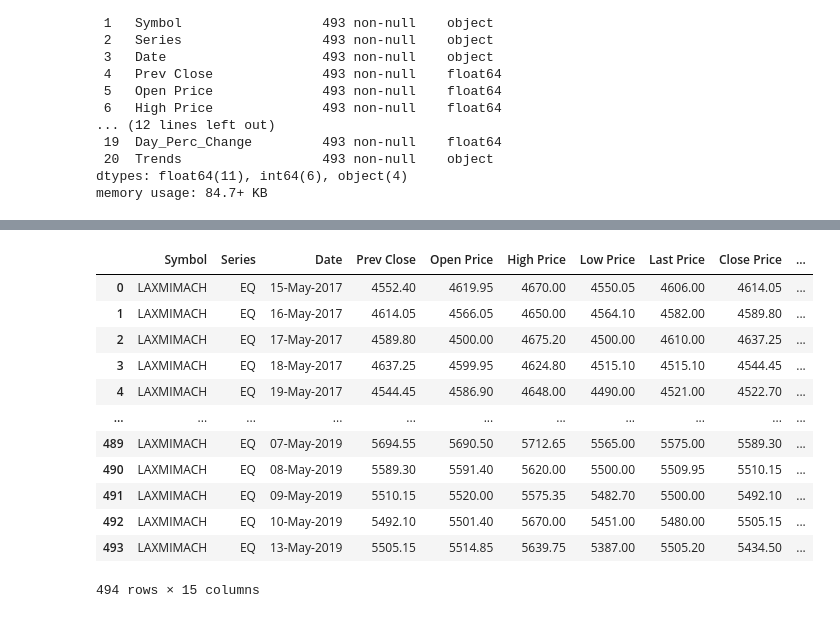
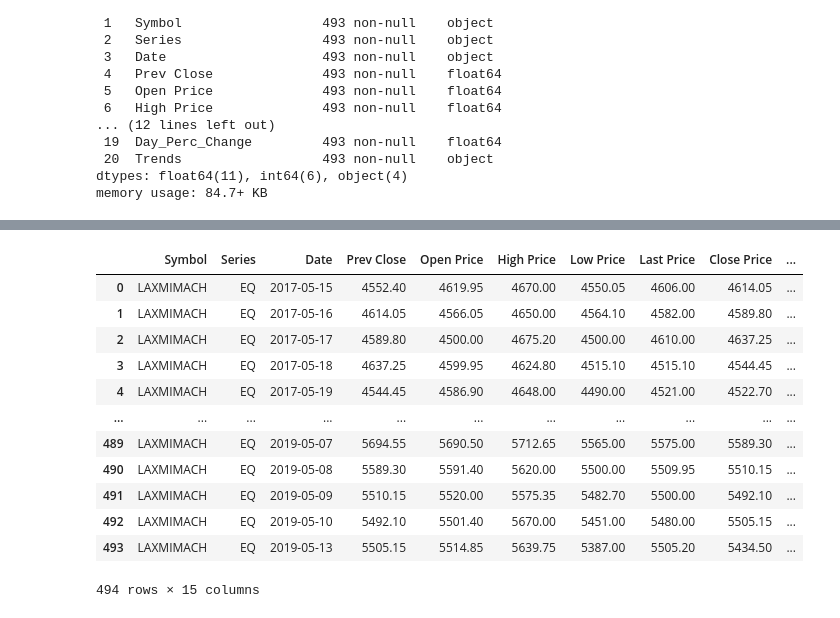
Before and after one commit to aravindh698/rep2, a Jupyter notebook: weekim.ipynb, the cells around one changed output, grey strips where cells are left out. Saved outputs shown, nothing was run; the diff lists cells and outputs as text; code cells hidden in the pictures.

```diff
--- a/weekim.ipynb
+++ b/weekim.ipynb
@@ -106,23 +103,27 @@ df2=pd.read_csv('BAJAJELEC.csv')
 df3=pd.read_csv('CENTURYPLY.csv')
 df4=pd.read_csv('IRCON.csv')
 df5=pd.read_csv('LAXMIMACH.csv')
+df1['Date']=pd.to_datetime(df1['Date'],infer_datetime_format=True)
+df2['Date']=pd.to_datetime(df2['Date'],infer_datetime_format=True)
+df3['Date']=pd.to_datetime(df3['Date'],infer_datetime_format=True)
+df4['Date']=pd.to_datetime(df4['Date'],infer_datetime_format=True)
+df5['Date']=pd.to_datetime(df5['Date'],infer_datetime_format=True)
 # %%
 
-df5.head()
 df5.dropna()
 # %% [output]
 |  | Symbol | Series | Date | Prev Close | Open Price | High Price | Low Price | Last Price | Close Price | ... |
-| 0 | LAXMIMACH | EQ | 15-May-2017 | 4552.40 | 4619.95 | 4670.00 | 4550.05 | 4606.00 | 4614.05 | ... |
-| 1 | LAXMIMACH | EQ | 16-May-2017 | 4614.05 | 4566.05 | 4650.00 | 4564.10 | 4582.00 | 4589.80 | ... |
-| 2 | LAXMIMACH | EQ | 17-May-2017 | 4589.80 | 4500.00 | 4675.20 | 4500.00 | 4610.00 | 4637.25 | ... |
-| 3 | LAXMIMACH | EQ | 18-May-2017 | 4637.25 | 4599.95 | 4624.80 | 4515.10 | 4515.10 | 4544.45 | ... |
-| 4 | LAXMIMACH | EQ | 19-May-2017 | 4544.45 | 4586.90 | 4648.00 | 4490.00 | 4521.00 | 4522.70 | ... |
+| 0 | LAXMIMACH | EQ | 2017-05-15 | 4552.40 | 4619.95 | 4670.00 | 4550.05 | 4606.00 | 4614.05 | ... |
+| 1 | LAXMIMACH | EQ | 2017-05-16 | 4614.05 | 4566.05 | 4650.00 | 4564.10 | 4582.00 | 4589.80 | ... |
+| 2 | LAXMIMACH | EQ | 2017-05-17 | 4589.80 | 4500.00 | 4675.20 | 4500.00 | 4610.00 | 4637.25 | ... |
+| 3 | LAXMIMACH | EQ | 2017-05-18 | 4637.25 | 4599.95 | 4624.80 | 4515.10 | 4515.10 | 4544.45 | ... |
+| 4 | LAXMIMACH | EQ | 2017-05-19 | 4544.45 | 4586.90 | 4648.00 | 4490.00 | 4521.00 | 4522.70 | ... |
 | ... | ... | ... | ... | ... | ... | ... | ... | ... | ... | ... |
-| 489 | LAXMIMACH | EQ | 07-May-2019 | 5694.55 | 5690.50 | 5712.65 | 5565.00 | 5575.00 | 5589.30 | ... |
-| 490 | LAXMIMACH | EQ | 08-May-2019 | 5589.30 | 5591.40 | 5620.00 | 5500.00 | 5509.95 | 5510.15 | ... |
-| 491 | LAXMIMACH | EQ | 09-May-2019 | 5510.15 | 5520.00 | 5575.35 | 5482.70 | 5500.00 | 5492.10 | ... |
-| 492 | LAXMIMACH | EQ | 10-May-2019 | 5492.10 | 5501.40 | 5670.00 | 5451.00 | 5480.00 | 5505.15 | ... |
-| 493 | LAXMIMACH | EQ | 13-May-2019 | 5505.15 | 5514.85 | 5639.75 | 5387.00 | 5505.20 | 5434.50 | ... |
+| 489 | LAXMIMACH | EQ | 2019-05-07 | 5694.55 | 5690.50 | 5712.65 | 5565.00 | 5575.00 | 5589.30 | ... |
+| 490 | LAXMIMACH | EQ | 2019-05-08 | 5589.30 | 5591.40 | 5620.00 | 5500.00 | 5509.95 | 5510.15 | ... |
+| 491 | LAXMIMACH | EQ | 2019-05-09 | 5510.15 | 5520.00 | 5575.35 | 5482.70 | 5500.00 | 5492.10 | ... |
+| 492 | LAXMIMACH | EQ | 2019-05-10 | 5492.10 | 5501.40 | 5670.00 | 5451.00 | 5480.00 | 5505.15 | ... |
+| 493 | LAXMIMACH | EQ | 2019-05-13 | 5505.15 | 5514.85 | 5639.75 | 5387.00 | 5505.20 | 5434.50 | ... |
 494 rows × 15 columns
 # %%
 
```
Also changed, not shown: parts of 23 cells of this notebook.
